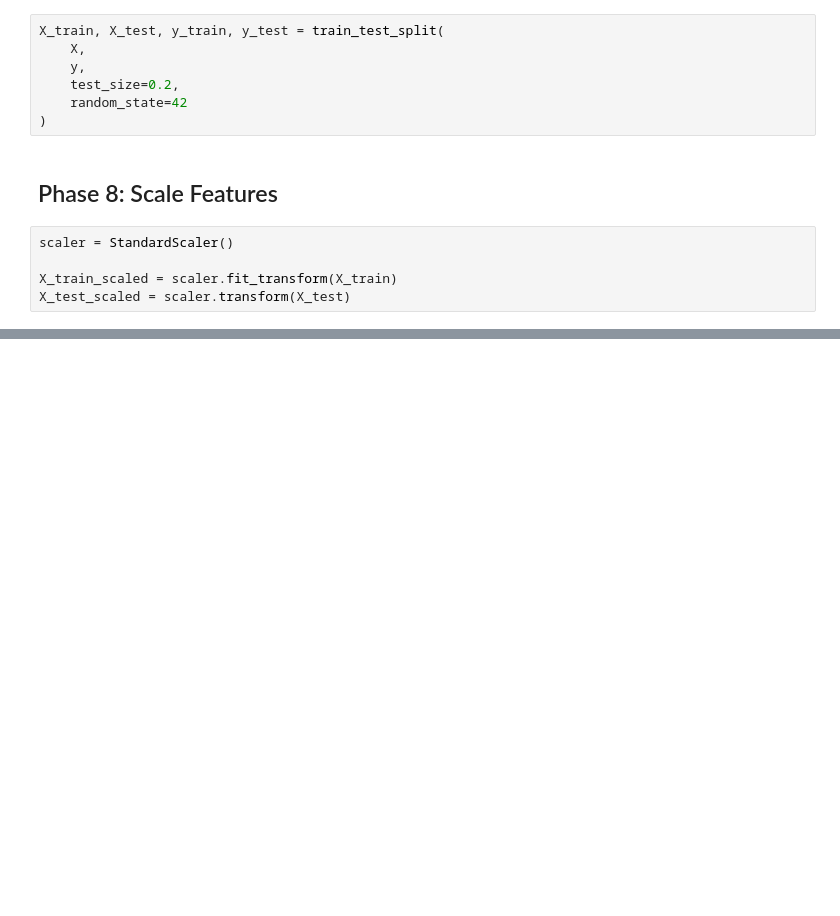
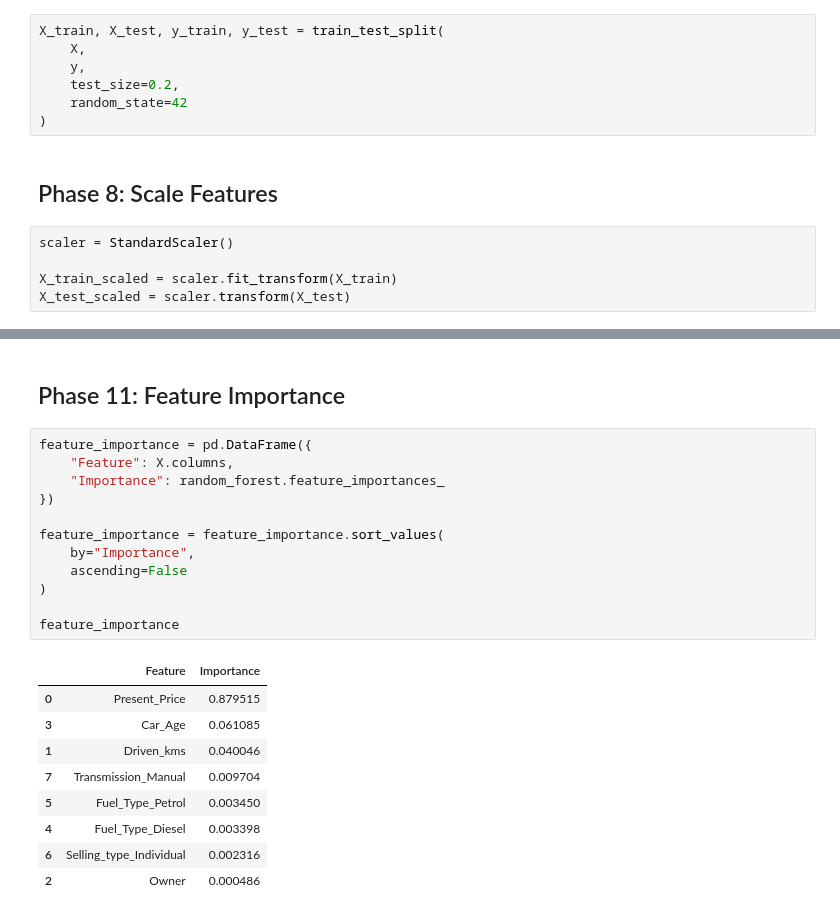
Before and after one commit to shanzaashraf003/CodeAlpha_Car_Price_Prediction_ML, a Jupyter notebook: notebooks/02_Model_Training.ipynb, the cells around one changed output, grey strips where cells are left out. Drawn from its saved outputs; the diff is of its cells as text; blank space fills up the shorter version.

```diff
--- a/notebooks/02_Model_Training.ipynb
+++ b/notebooks/02_Model_Training.ipynb
@@ -77,0 +206,24 @@ X_test_scaled = scaler.transform(X_test)
+# %% [markdown]
+## Phase 11: Feature Importance
+# %%
+feature_importance = pd.DataFrame({
+    "Feature": X.columns,
+    "Importance": random_forest.feature_importances_
+})
+
+feature_importance = feature_importance.sort_values(
+    by="Importance",
+    ascending=False
+)
+
+feature_importance
+# %% [output]
+|  | Feature | Importance |
+| 0 | Present_Price | 0.879515 |
+| 3 | Car_Age | 0.061085 |
+| 1 | Driven_kms | 0.040046 |
+| 7 | Transmission_Manual | 0.009704 |
+| 5 | Fuel_Type_Petrol | 0.003450 |
+| 4 | Fuel_Type_Diesel | 0.003398 |
+| 6 | Selling_type_Individual | 0.002316 |
+| 2 | Owner | 0.000486 |
```
Also changed, not shown: parts of 26 cells of this notebook, 1 other file.
